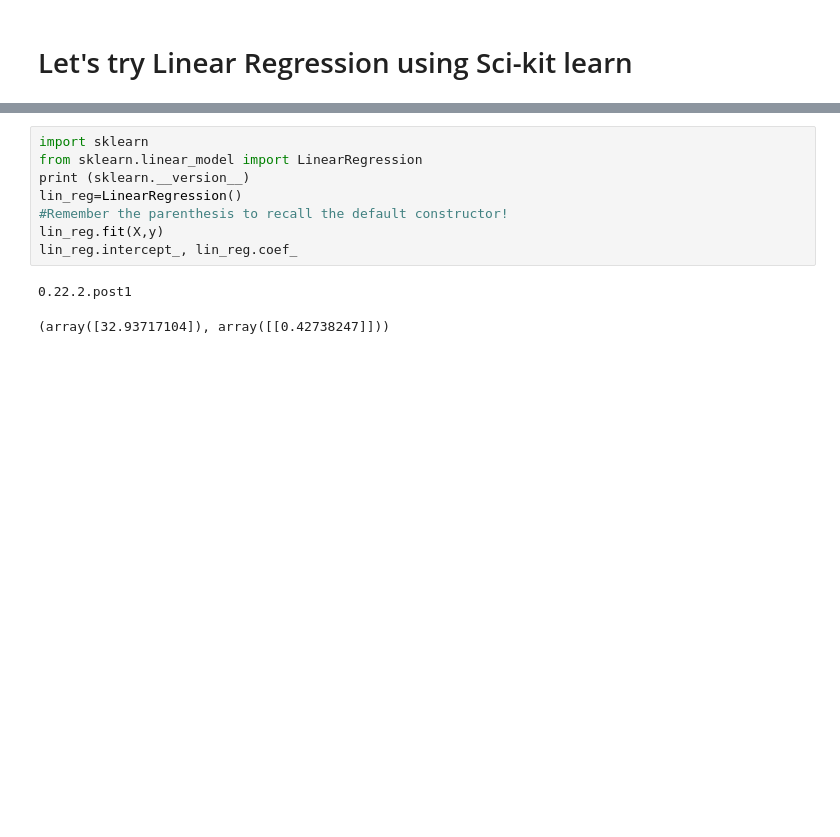
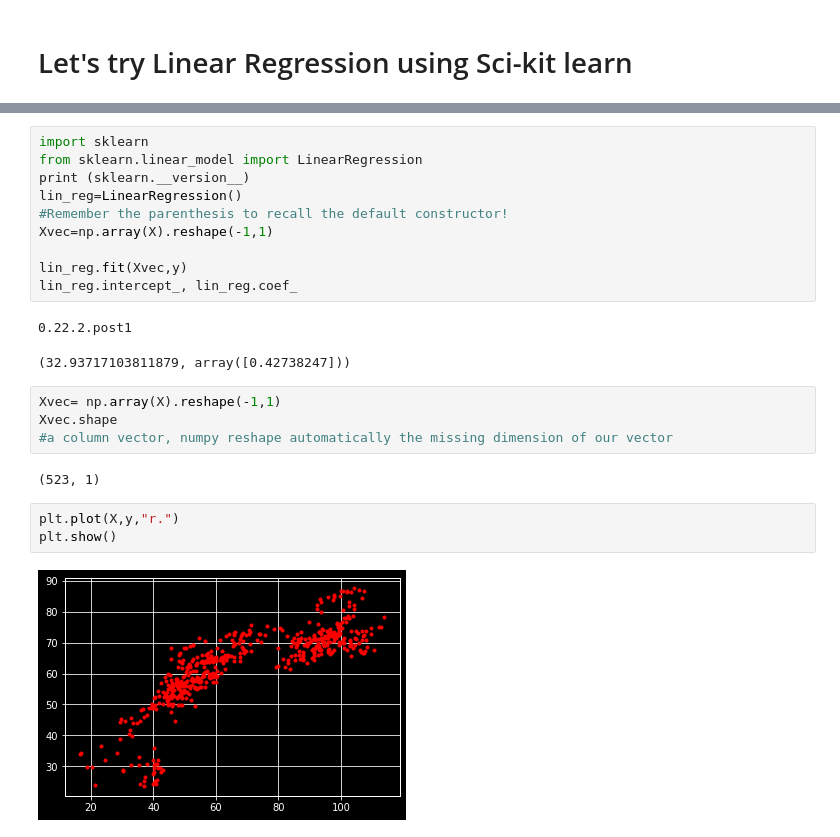
Before and after one commit to Eliesaleh/Linear-Regression, a Jupyter notebook: LinearRegression.ipynb, the cells around one changed output, grey strips where cells are left out. Cells and saved outputs as stored; diff of their text form; blank space fills up the shorter version.

```diff
--- a/LinearRegression.ipynb
+++ b/LinearRegression.ipynb
@@ -398,11 +429,24 @@ from sklearn.linear_model import LinearRegression
 print (sklearn.__version__)
 lin_reg=LinearRegression()
 #Remember the parenthesis to recall the default constructor!
-lin_reg.fit(X,y)
+Xvec=np.array(X).reshape(-1,1)
+
+lin_reg.fit(Xvec,y)
 lin_reg.intercept_, lin_reg.coef_
 # %% [output]
 0.22.2.post1
-(array([32.93717104]), array([[0.42738247]]))
+(32.93717103811879, array([0.42738247]))
+# %%
+Xvec= np.array(X).reshape(-1,1)
+Xvec.shape
+#a column vector, numpy reshape automatically the missing dimension of our vector
+# %% [output]
+(523, 1)
+# %%
+plt.plot(X,y,"r.")
+plt.show()
+# %% [output]
+[figure, added]
 # %%
 lin_reg.predict(X_new)
 # %% [output]
```
Also changed, not shown: parts of 42 cells of this notebook.
